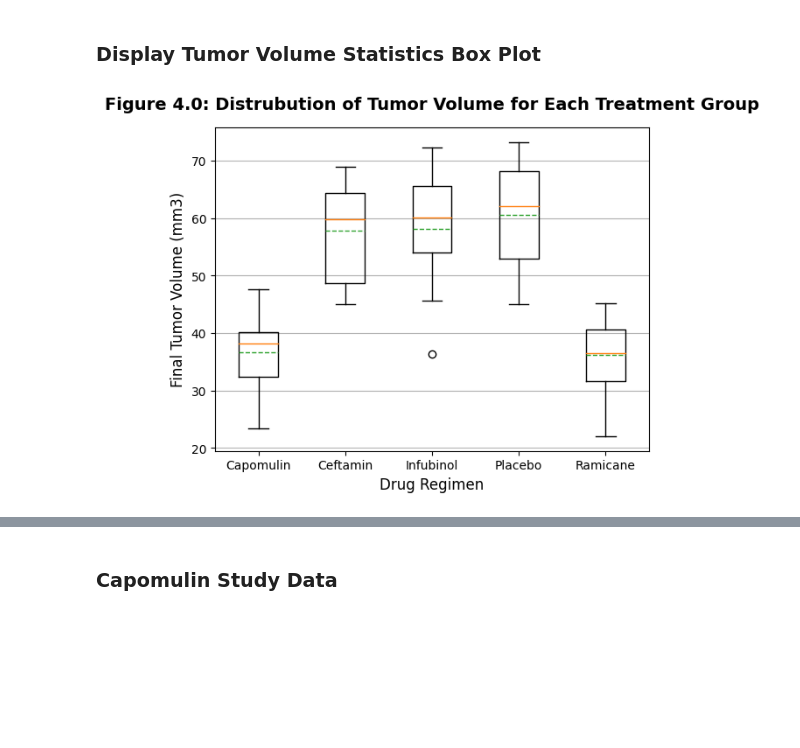
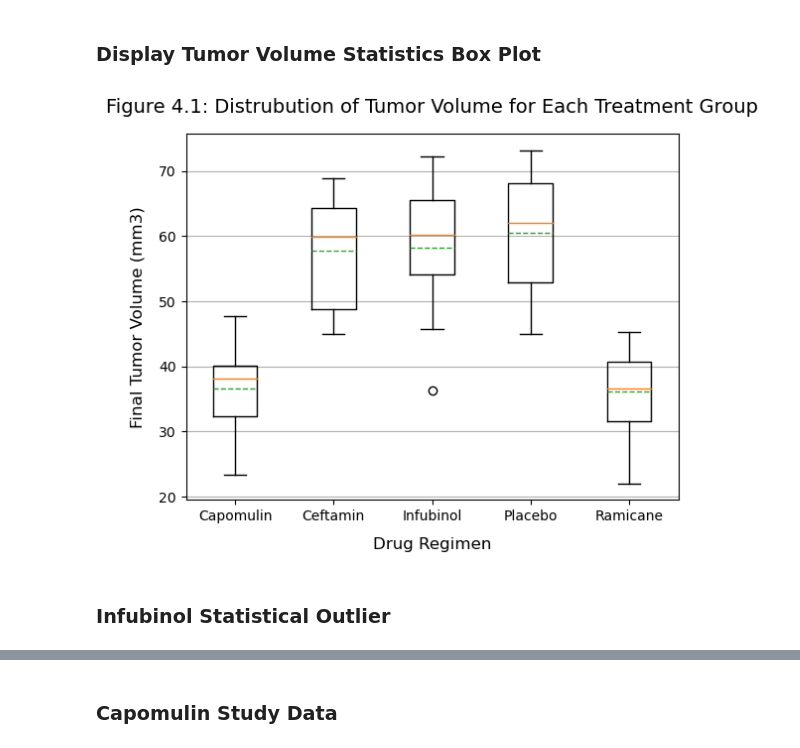
Before and after one commit to njamesgeorge1223/Student-Outcomes-Analysis-with-Pandas, a Jupyter notebook: Pymaceuticals/Pymaceuticals.ipynb, the cells around one changed output, grey strips where cells are left out. Cells and saved outputs as stored; diff of their text form; code cells hidden in the pictures; blank space fills up the shorter version.

```diff
--- a/Pymaceuticals/Pymaceuticals.ipynb
+++ b/Pymaceuticals/Pymaceuticals.ipynb
@@ -591,10 +600,12 @@ Table 4.5: Tumor Volume Statistics for Ramicane
 # %%
 subroutine \
     .DisplayMatplotlibBoxPlotFromSeriesList \
         (tumorVolumeSeriesList,
          mostPromisingDrugRegimenNamesList,
          'Drug Regimen',
          'Final Tumor Volume (mm3)',
-         'Figure 4.0: Distrubution of Tumor Volume for Each Treatment Group')
+         'Figure 4.1: Distrubution of Tumor Volume for Each Treatment Group')
 # %% [output]
-[figure, old version]
+[figure, new version]
+# %% [markdown]
+### **Infubinol Statistical Outlier**
```
Also changed, not shown: parts of 25 cells of this notebook, 3 other files.
